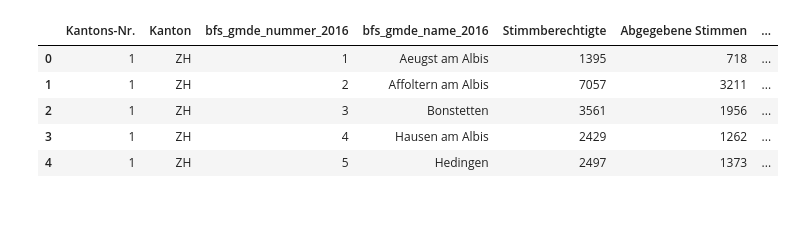
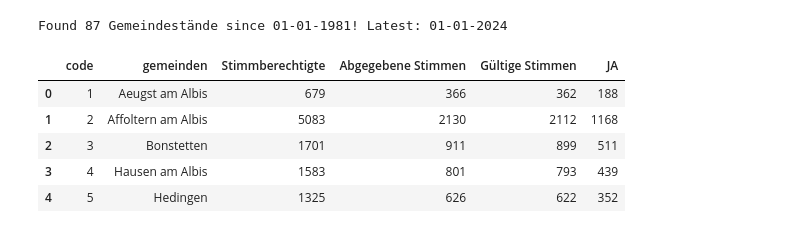
Before and after one commit to MaBlock7/Gemeindestand_mapper, a Jupyter notebook: src/gemeindestand_mapping.ipynb, the cells around one changed output. Cells and saved outputs as stored; diff of their text form; code cells hidden in the pictures.

Commit message:
Updated mapper

```diff
--- a/src/gemeindestand_mapping.ipynb
+++ b/src/gemeindestand_mapping.ipynb
@@ -1,8 +1,8 @@
 # %%
+from datetime import datetime
 from pathlib import Path
-import numpy as np
 import pandas as pd
-from mapper import GemeindeMapper
+from bfs_code_mapping import GemeindeMapper
 
 gm = GemeindeMapper()
 
@@ -11,10 +11,12 @@ SOURCE_PATH = Path('../raw')
 TARGET_PATH = Path('../results')
 
 # Set the file path
-FOLDER = 'RMA'
-FILE_NAME = 'RMA.xlsx'
+FOLDER = 'other_fem_votes'
+FILE_NAME = '336NeuesEheundErbrecht.xlsx'
 
 (TARGET_PATH / FOLDER).mkdir(parents=True, exist_ok=True)
+# %% [output]
+Found 87 Gemeindestände since 01-01-1981! Latest: 01-01-2024
 # %%
 def rename_original_columns(df, code_col, name_col, origin):
     return df.rename(columns={
@@ -24,17 +26,17 @@ def rename_original_columns(df, code_col, name_col, origin):
 # %%
 # Load the data to map
 suffix = FILE_NAME.split('.')[-1]
 if suffix == 'csv':
-    df = pd.read_csv(SOURCE_PATH / FOLDER / FILE_NAME)
+    df = pd.read_csv(SOURCE_PATH / FOLDER / FILE_NAME, encoding='ISO-8859-1')
 elif suffix == 'xlsx':
     df = pd.read_excel(SOURCE_PATH / FOLDER / FILE_NAME)
 else:
     print(f'file .{suffix} format not supported!')
 df.head()
 # %% [output]
-|  | Kantons-Nr. | Kanton | bfs_gmde_nummer_2016 | bfs_gmde_name_2016 | Stimmberechtigte | Abgegebene Stimmen | ... |
-| 0 | 1 | ZH | 1 | Aeugst am Albis | 1395 | 718 | ... |
-| 1 | 1 | ZH | 2 | Affoltern am Albis | 7057 | 3211 | ... |
-| 2 | 1 | ZH | 3 | Bonstetten | 3561 | 1956 | ... |
-| 3 | 1 | ZH | 4 | Hausen am Albis | 2429 | 1262 | ... |
-| 4 | 1 | ZH | 5 | Hedingen | 2497 | 1373 | ... |
+|  | code | gemeinden | Stimmberechtigte | Abgegebene Stimmen | Gültige Stimmen | JA |
+| 0 | 1 | Aeugst am Albis | 679 | 366 | 362 | 188 |
+| 1 | 2 | Affoltern am Albis | 5083 | 2130 | 2112 | 1168 |
+| 2 | 3 | Bonstetten | 1701 | 911 | 899 | 511 |
+| 3 | 4 | Hausen am Albis | 1583 | 801 | 793 | 439 |
+| 4 | 5 | Hedingen | 1325 | 626 | 622 | 352 |
```
Also changed, not shown: parts of 11 cells of this notebook, 39 other files.
